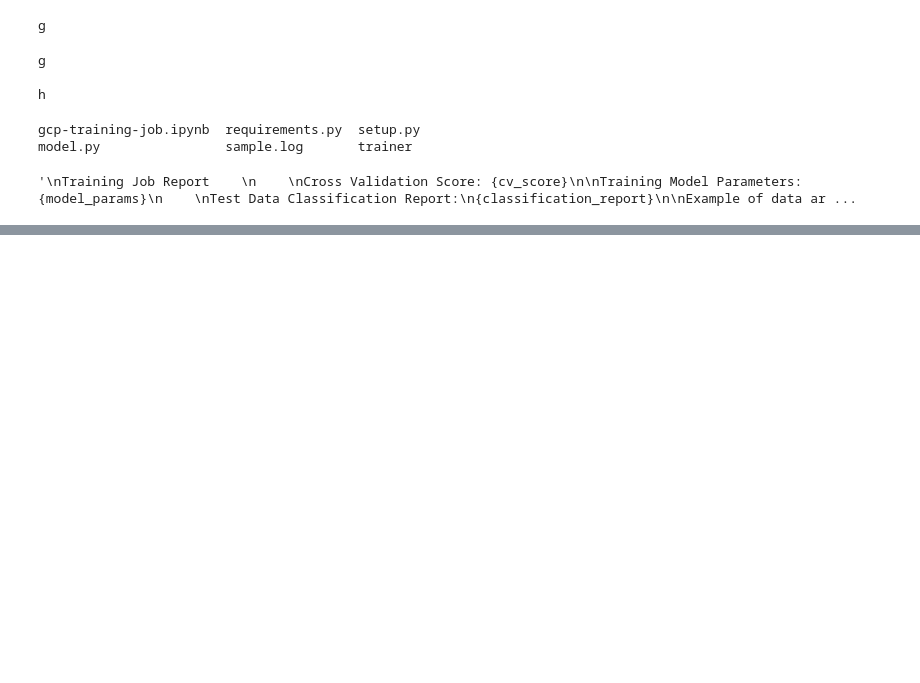
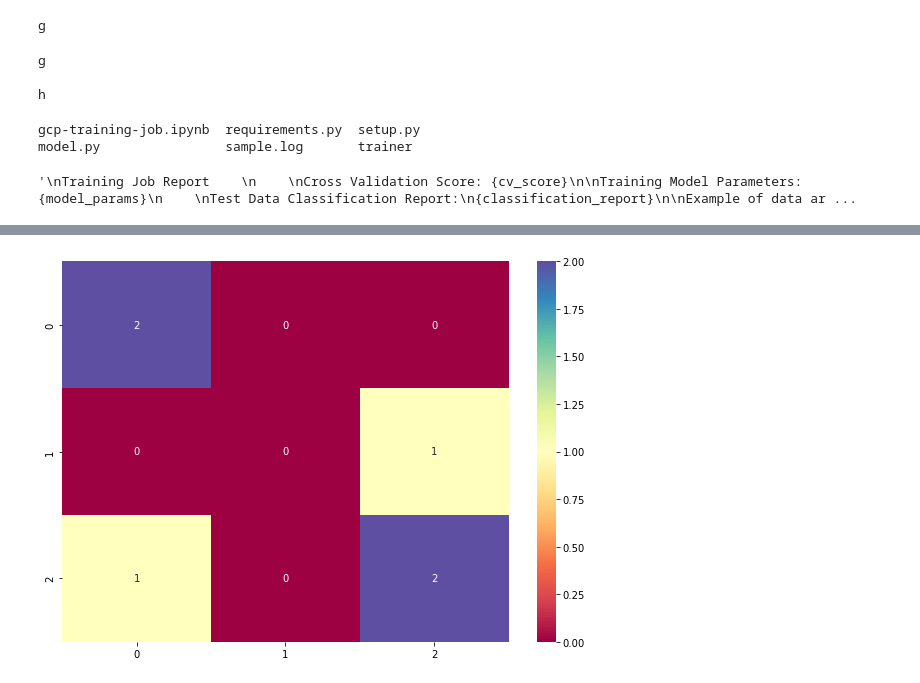
Before and after one commit to younesslanda/Speech-Emotion-Recognition, a Jupyter notebook: gcp/gcp-training-job.ipynb, the cells around one changed output, grey strips where cells are left out. Cells and saved outputs as stored; diff of their text form; code cells hidden in the pictures; blank space fills up the shorter version.

```diff
--- a/gcp/gcp-training-job.ipynb
+++ b/gcp/gcp-training-job.ipynb
@@ -505,0 +530,8 @@ report
+# %%
+df_cm = pd.DataFrame(df_cm)
+plt.figure(figsize = (10,7))
+fig_ = sns.heatmap(df_cm, annot=True, cmap='Spectral').get_figure()
+plt.show(fig_)
+plt.close(fig_)
+# %% [output]
+[figure, added]
```
Also changed, not shown: parts of 6 cells of this notebook, 5 other files.
